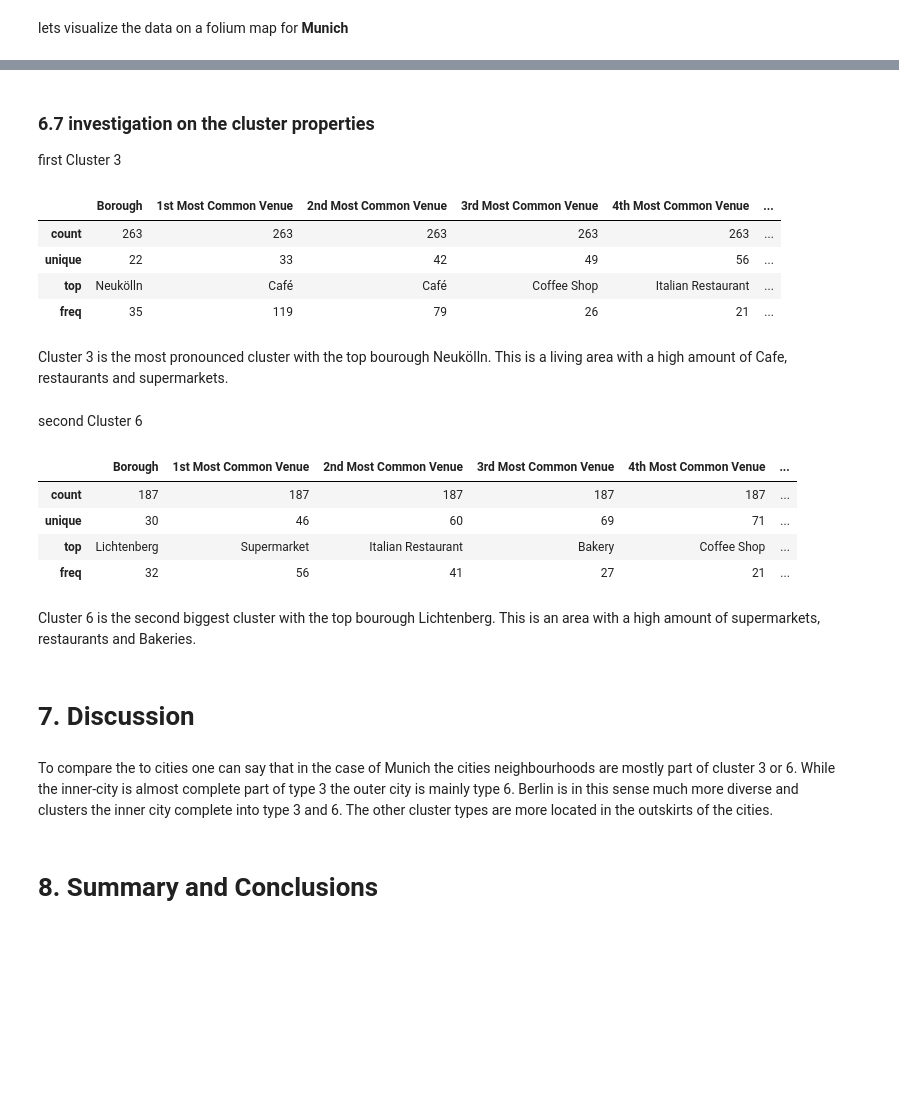
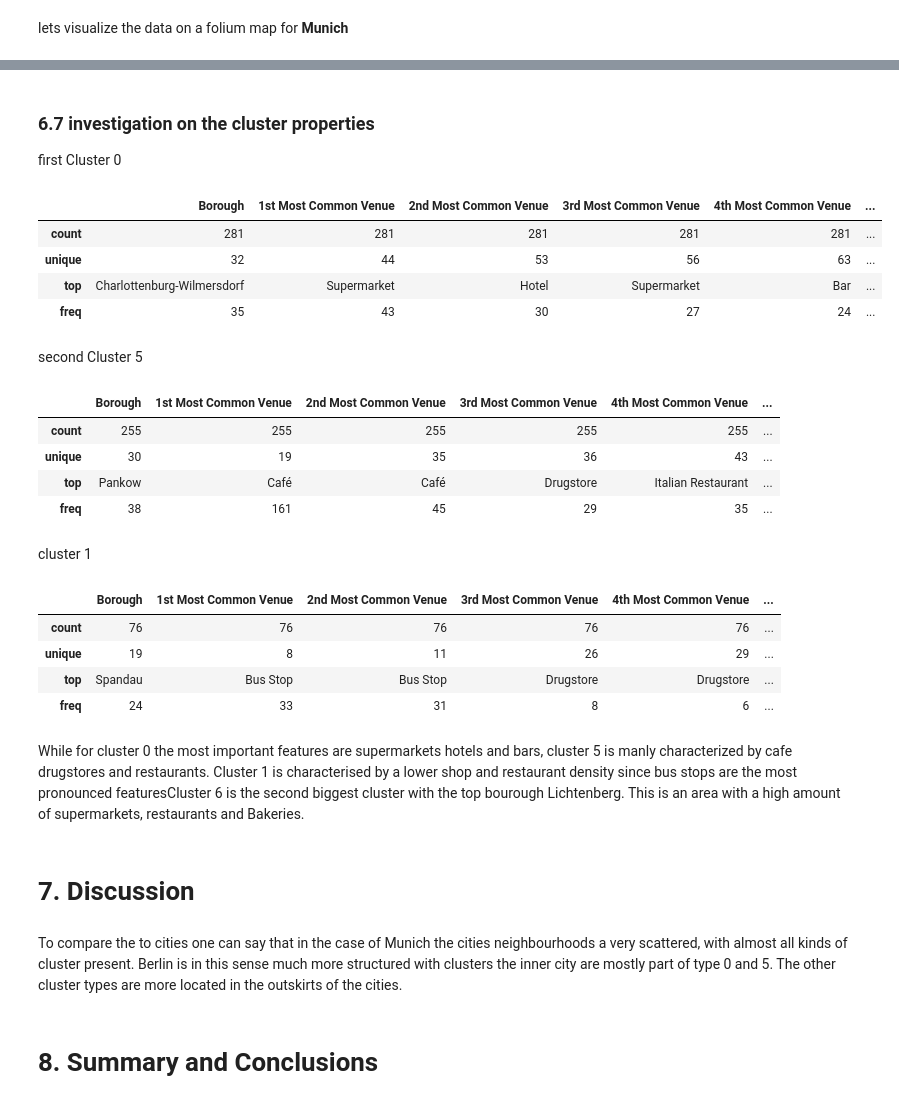
Before and after one commit to 12we23/Coursea-Capstone, a Jupyter notebook: Capstone_full_report.ipynb, the cells around one changed output, grey strips where cells are left out. Cells and saved outputs as stored; diff of their text form; code cells hidden in the pictures; blank space fills up the shorter version.

```diff
--- a/Capstone_full_report.ipynb
+++ b/Capstone_full_report.ipynb
@@ -461,6 +448,7 @@ and now get the coordinates <br>
 <font color='grey'>btw: that needs some time get a coffee or tee</font>
 # %%
 # Initial call to print 0% progress
+l=len((Merged_hoods['city']))
 printProgressBar(0, l, prefix = 'Progress:', suffix = 'Complete', length = 50)
 
 
@@ -471,7 +459,7 @@ longitude=[]
 t=0
 
 for row in zip(Merged_hoods['city'], Merged_hoods['Borough'],Merged_hoods['Neighborhood']):
-    len((Merged_hoods['city']))
+
     Lokation =  row[0]+' '+row[1]+' '+row[2]
     #print(Lokation)
     lat_lng_coords = None
@@ -517,9 +505,9 @@ Merged_hoods.head()
 # %% [markdown]
 first the credentials
 # %%
-CLIENT_ID = 'HIBD3BSH1HC3WCWEV4TOPHCDRXYSWGVAJFSUJ22P3UK50BEZ' # your Foursquare ID
-CLIENT_SECRET = 'WS4RI3033W3CM5LCWXIDA5A1KTM2AOT4GPM3XVUTWLPJX2P2' # your Foursquare Secret
-VERSION = '20180605' # Foursquare API version
+CLIENT_ID = '.....' # your Foursquare ID
+CLIENT_SECRET = '.....' # your Foursquare Secret
+VERSION = '....' # Foursquare API version
 LIMIT = 100 # A default Foursquare API limit value
 # %% [markdown]
 second we define a function to extract the informations
@@ -658,7 +644,7 @@ ok looks like 10 is a good choiche
 # %% [markdown]
 now lets cluster the neighborhoods bei there venues
 # %%
-kclusters = 10
+kclusters = 6
 
 
 # run k-means clustering
@@ -784,33 +769,41 @@ map_clusters
 # %% [markdown]
 ### 6.7 investigation on the cluster properties <br>
 
-first Cluster 3
+first Cluster 0
 # %%
-all_merged.loc[all_merged['Cluster Labels'] == 3, all_merged.columns[[1] + list(range(5, all_merged.shape[1]))]].describe(include = 'object')
+all_merged.loc[all_merged['Cluster Labels'] == 0, all_merged.columns[[1] + list(range(5, all_merged.shape[1]))]].describe(include = 'object')
 # %% [output]
 |  | Borough | 1st Most Common Venue | 2nd Most Common Venue | 3rd Most Common Venue | 4th Most Common Venue | ... |
-| count | 263 | 263 | 263 | 263 | 263 | ... |
-| unique | 22 | 33 | 42 | 49 | 56 | ... |
-| top | Neukölln | Café | Café | Coffee Shop | Italian Restaurant | ... |
-| freq | 35 | 119 | 79 | 26 | 21 | ... |
+| count | 281 | 281 | 281 | 281 | 281 | ... |
+| unique | 32 | 44 | 53 | 56 | 63 | ... |
+| top | Charlottenburg-Wilmersdorf | Supermarket | Hotel | Supermarket | Bar | ... |
+| freq | 35 | 43 | 30 | 27 | 24 | ... |
-# %% [markdown]
-Cluster 3 is the most pronounced cluster with the top bourough Neukölln. This is a living area with a high amount of Cafe, restaurants and supermarkets.
 # %% [markdown]
-second Cluster 6
+second Cluster 5
 # %%
-all_merged.loc[all_merged['Cluster Labels'] == 6, all_merged.columns[[1] + list(range(5, all_merged.shape[1]))]].describe(include = 'object')
+all_merged.loc[all_merged['Cluster Labels'] == 5, all_merged.columns[[1] + list(range(5, all_merged.shape[1]))]].describe(include = 'object')
 # %% [output]
 |  | Borough | 1st Most Common Venue | 2nd Most Common Venue | 3rd Most Common Venue | 4th Most Common Venue | ... |
-| count | 187 | 187 | 187 | 187 | 187 | ... |
-| unique | 30 | 46 | 60 | 69 | 71 | ... |
-| top | Lichtenberg | Supermarket | Italian Restaurant | Bakery | Coffee Shop | ... |
-| freq | 32 | 56 | 41 | 27 | 21 | ... |
+| count | 255 | 255 | 255 | 255 | 255 | ... |
+| unique | 30 | 19 | 35 | 36 | 43 | ... |
+| top | Pankow | Café | Café | Drugstore | Italian Restaurant | ... |
+| freq | 38 | 161 | 45 | 29 | 35 | ... |
+# %% [markdown]
+cluster 1
+# %%
+all_merged.loc[all_merged['Cluster Labels'] == 1, all_merged.columns[[1] + list(range(5, all_merged.shape[1]))]].describe(include = 'object')
+# %% [output]
+|  | Borough | 1st Most Common Venue | 2nd Most Common Venue | 3rd Most Common Venue | 4th Most Common Venue | ... |
+| count | 76 | 76 | 76 | 76 | 76 | ... |
+| unique | 19 | 8 | 11 | 26 | 29 | ... |
+| top | Spandau | Bus Stop | Bus Stop | Drugstore | Drugstore | ... |
+| freq | 24 | 33 | 31 | 8 | 6 | ... |
 # %% [markdown]
-Cluster 6 is the second biggest cluster with the top bourough Lichtenberg. This is an area with a high amount of supermarkets, restaurants and Bakeries.
+While for cluster 0 the most important features are supermarkets hotels and bars, cluster 5 is manly characterized by cafe drugstores and restaurants. Cluster 1 is characterised by a lower shop and restaurant density since bus stops are the most pronounced featuresCluster 6 is the second biggest cluster with the top bourough Lichtenberg. This is an area with a high amount of supermarkets, restaurants and Bakeries.
 # %% [markdown]
 # 7. Discussion
 # %% [markdown]
-To compare the to cities one can say that in the case of Munich the cities neighbourhoods are mostly part of cluster 3 or 6. While the inner-city is almost complete part of type 3 the outer city is mainly type 6. Berlin is in this sense much more diverse and clusters the inner city complete into type 3 and 6. The other cluster types are more located in the outskirts of the cities.
+To compare the to cities one can say that in the case of Munich the cities neighbourhoods a very scattered, with almost all kinds of cluster present.  Berlin is in this sense much more structured with clusters the inner city are mostly part of type 0 and 5. The other cluster types are more located in the outskirts of the cities.
 # %% [markdown]
 # 8. Summary and Conclusions
 # %% [markdown]
```
Also changed, not shown: parts of 11 cells of this notebook.
